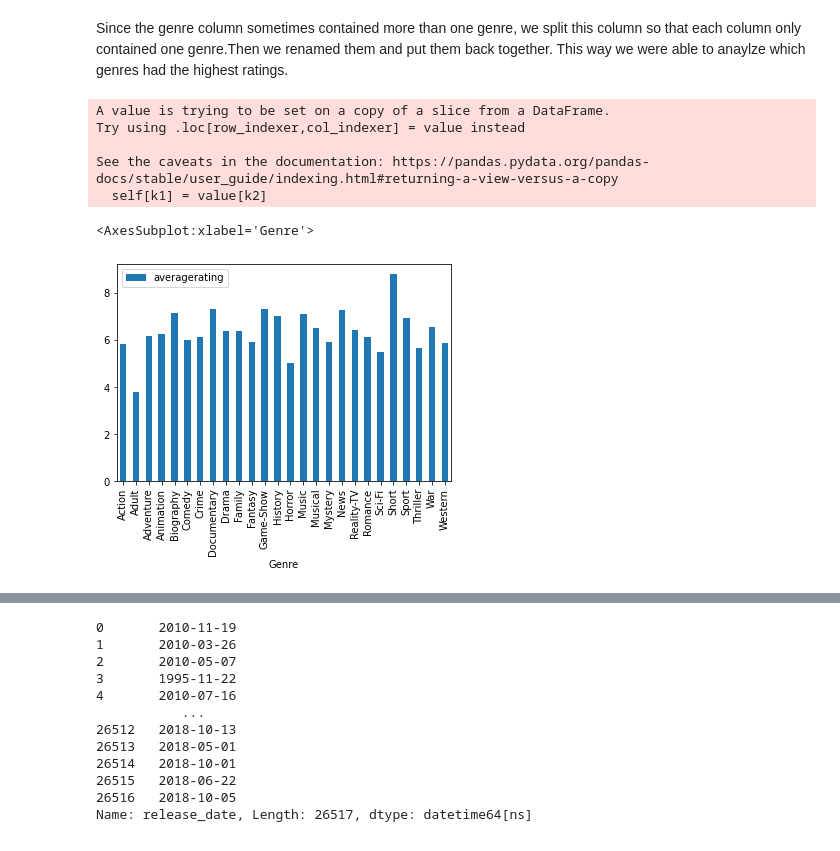
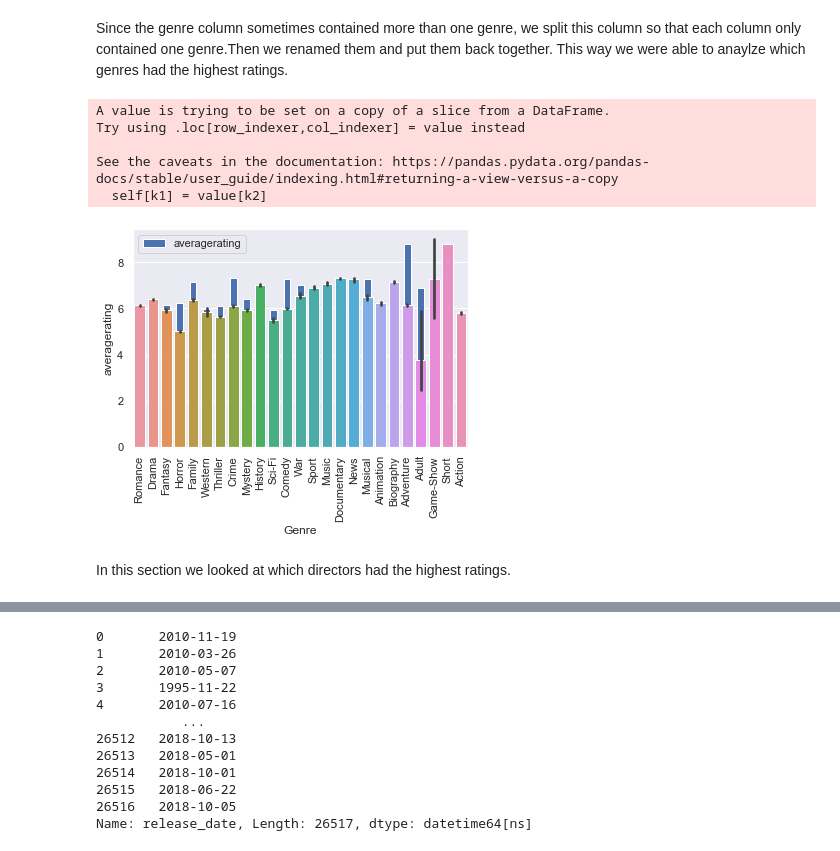
Before and after one commit to halemade/film_recommendations, a Jupyter notebook: explore_data.ipynb, the cells around one changed output, grey strips where cells are left out. Saved outputs shown, nothing was run; the diff lists cells and outputs as text; code cells hidden in the pictures.

```diff
--- a/explore_data.ipynb
+++ b/explore_data.ipynb
@@ -85,23 +86,28 @@ Since the genre column sometimes contained more than one genre, we split this co
 # %%
 imdb_genre_rating[["One","Two","Three"]]=imdb_genre_rating.genres.str.split(pat=',', n=- 1, expand=True)
 imdb_genre_rating
 imdb_genre_rating_one=imdb_genre_rating[['One','averagerating']]
 imdb_genre_rating_two=imdb_genre_rating[['Two','averagerating']]
 imdb_genre_rating_three=imdb_genre_rating[['Three','averagerating']]
 imdb_genre_rating_one=imdb_genre_rating_one.rename(columns={"One":"Genre"})
 imdb_genre_rating_two=imdb_genre_rating_two.rename(columns={"Two":"Genre"})
 imdb_genre_rating_three=imdb_genre_rating_three.rename(columns={"Three":"Genre"})
 genre_rating=pd.concat([imdb_genre_rating_three,imdb_genre_rating_two,imdb_genre_rating_one])
-genre_rating.dropna()
+genre_rating.set_index('Genre')
+genre_rating=genre_rating.drop(genre_rating[genre_rating["Genre"]=='Reality-TV'].index).drop(genre_rating[genre_rating["Genre"]=='Game-Shows'].index)
+genre_rating=genre_rating.dropna()
 genre_rating.groupby('Genre').mean().plot.bar()
+sns.set_theme(style="darkgrid")
+ax = sns.barplot(x="Genre", y="averagerating", data=genre_rating)
 # %% [output]
 A value is trying to be set on a copy of a slice from a DataFrame.
 Try using .loc[row_indexer,col_indexer] = value instead
 
 See the caveats in the documentation: https://pandas.pydata.org/pandas-docs/stable/user_guide/indexing.html#returning-a-view-versus-a-copy
   self[k1] = value[k2]
-<AxesSubplot:xlabel='Genre'>
-[figure, old version]
+[figure, new version]
+# %% [markdown]
+In this section we looked at which directors had the highest ratings.
 # %%
 imdb_job=imdb[['primary_profession','primary_name','averagerating']]
 imdb_job[['Director','Director2','Director3']]=imdb_job.primary_profession.str.split(pat=',', n=- 1, expand=True)
```
Also changed, not shown: parts of 2 cells of this notebook.
